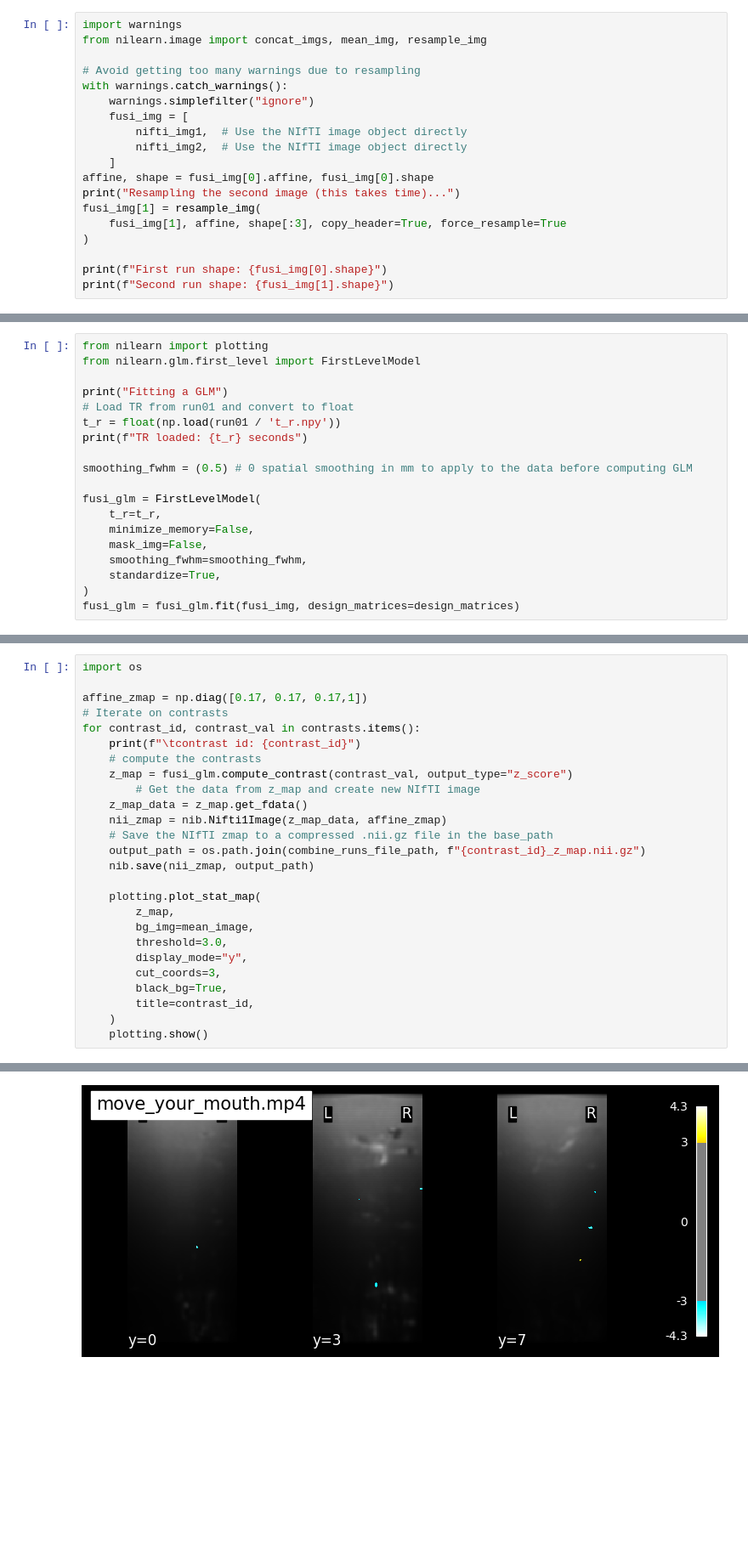
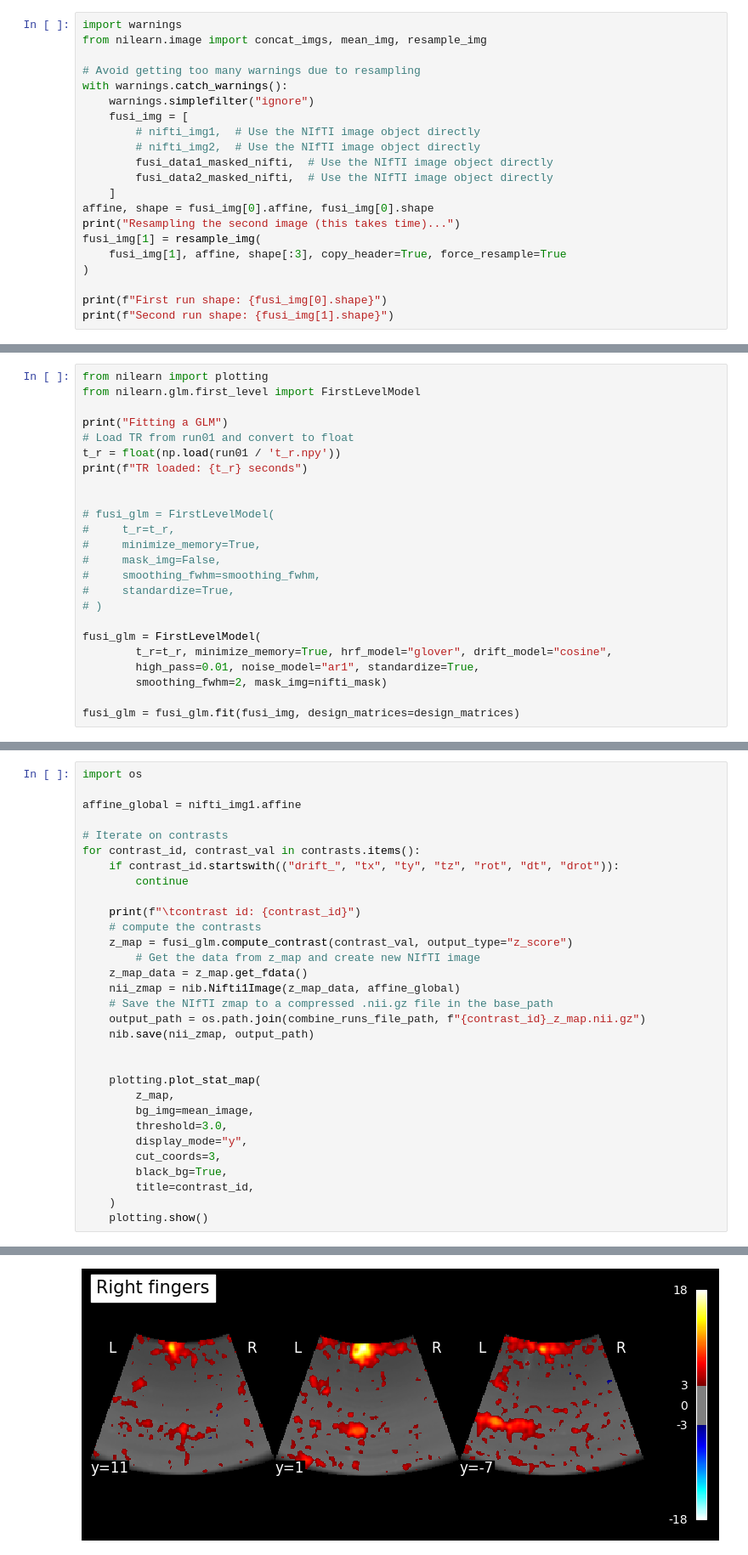
Before and after one commit to ClaireNastaskin/processing_fusi, a Jupyter notebook: Experiments/concatenate_runs.ipynb, the cells around one changed output, grey strips where cells are left out. Shown at 85% size. Saved outputs shown, nothing was run; the diff lists cells and outputs as text; blank space fills up the shorter version.

Commit message:
Latest update to repo before I leave

```diff
--- a/Experiments/concatenate_runs.ipynb
+++ b/Experiments/concatenate_runs.ipynb
@@ -28,8 +71,10 @@ from nilearn.image import concat_imgs, mean_img, resample_img
 with warnings.catch_warnings():
     warnings.simplefilter("ignore")
     fusi_img = [
-        nifti_img1,  # Use the NIfTI image object directly
-        nifti_img2,  # Use the NIfTI image object directly
+        # nifti_img1,  # Use the NIfTI image object directly
+        # nifti_img2,  # Use the NIfTI image object directly
+        fusi_data1_masked_nifti,  # Use the NIfTI image object directly
+        fusi_data2_masked_nifti,  # Use the NIfTI image object directly
     ]
 affine, shape = fusi_img[0].affine, fusi_img[0].shape
 print("Resampling the second image (this takes time)...")
@@ -131,13 +193,18 @@ print("Fitting a GLM")
 t_r = float(np.load(run01 / 't_r.npy'))
 print(f"TR loaded: {t_r} seconds")
 
-smoothing_fwhm = (0.5) # 0 spatial smoothing in mm to apply to the data before computing GLM
+
+# fusi_glm = FirstLevelModel(
+#     t_r=t_r,
+#     minimize_memory=True,
+#     mask_img=False,
+#     smoothing_fwhm=smoothing_fwhm,
+#     standardize=True,
+# )
 
 fusi_glm = FirstLevelModel(
-    t_r=t_r,
-    minimize_memory=False,
-    mask_img=False,
-    smoothing_fwhm=smoothing_fwhm,
-    standardize=True,
-)
+        t_r=t_r, minimize_memory=True, hrf_model="glover", drift_model="cosine",
+        high_pass=0.01, noise_model="ar1", standardize=True,
+        smoothing_fwhm=2, mask_img=nifti_mask)
+
 fusi_glm = fusi_glm.fit(fusi_img, design_matrices=design_matrices)
@@ -144,18 +214,23 @@ fusi_glm = fusi_glm.fit(fusi_img, design_matrices=design_matrices)
 # %%
 import os
 
-affine_zmap = np.diag([0.17, 0.17, 0.17,1])
+affine_global = nifti_img1.affine
+
 # Iterate on contrasts
 for contrast_id, contrast_val in contrasts.items():
+    if contrast_id.startswith(("drift_", "tx", "ty", "tz", "rot", "dt", "drot")):
+        continue
+
     print(f"\tcontrast id: {contrast_id}")
     # compute the contrasts
     z_map = fusi_glm.compute_contrast(contrast_val, output_type="z_score")
         # Get the data from z_map and create new NIfTI image
     z_map_data = z_map.get_fdata()
-    nii_zmap = nib.Nifti1Image(z_map_data, affine_zmap)
+    nii_zmap = nib.Nifti1Image(z_map_data, affine_global)
     # Save the NIfTI zmap to a compressed .nii.gz file in the base_path
     output_path = os.path.join(combine_runs_file_path, f"{contrast_id}_z_map.nii.gz")
     nib.save(nii_zmap, output_path)
+
 
     plotting.plot_stat_map(
         z_map,
@@ -181 +253 @@ Computing contrasts
-[figure, old version]
+[figure, new version]
```
Also changed, not shown: parts of 10 cells of this notebook, 22 other files.
